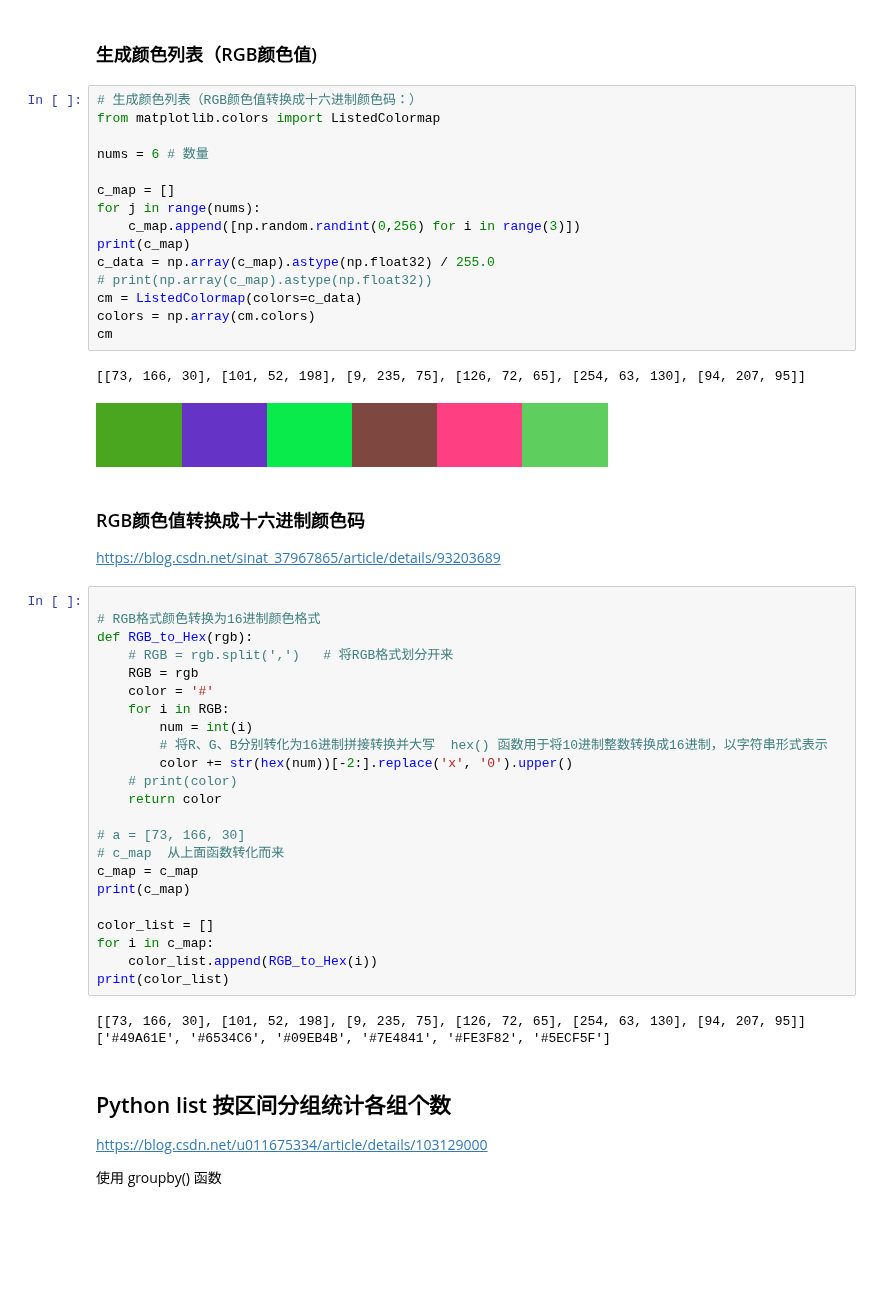
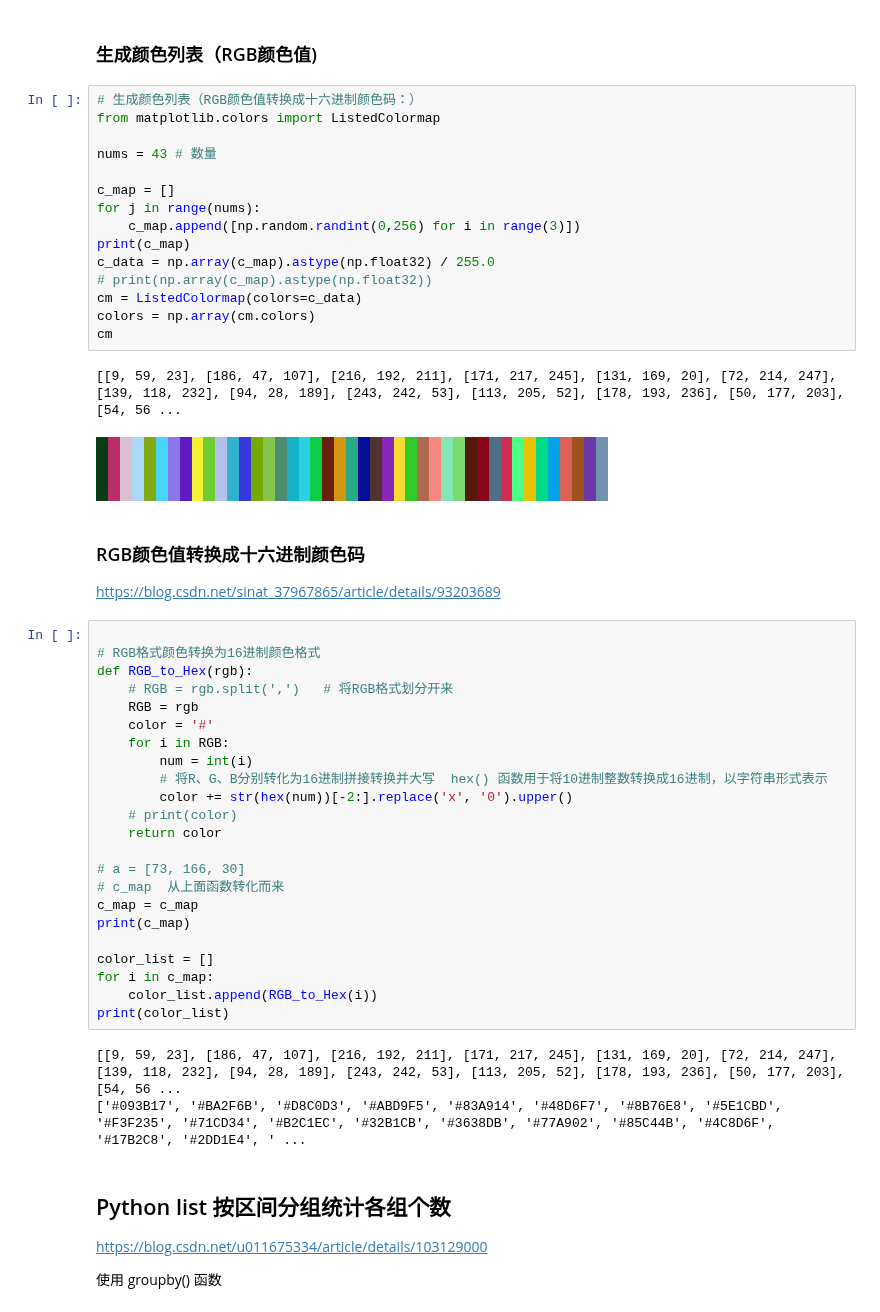
Before and after one commit to HuangCongQing/python-libraries, a Jupyter notebook: 03Matplotlib/应用/00统计数据小功能总结.ipynb, the cells around one changed output. Cells and saved outputs as stored; diff of their text form; blank space fills up the shorter version.

```diff
--- a/03Matplotlib/应用/00统计数据小功能总结.ipynb
+++ b/03Matplotlib/应用/00统计数据小功能总结.ipynb
@@ -7,21 +7,21 @@ https://www.yuque.com/huangzhongqing/lang/czaz8v
 # %%
 # 生成颜色列表（RGB颜色值转换成十六进制颜色码：）
 from matplotlib.colors import ListedColormap
 
-nums = 6 # 数量
+nums = 43 # 数量
 
 c_map = []
 for j in range(nums):
     c_map.append([np.random.randint(0,256) for i in range(3)])
 print(c_map)
 c_data = np.array(c_map).astype(np.float32) / 255.0
 # print(np.array(c_map).astype(np.float32))
 cm = ListedColormap(colors=c_data)
 colors = np.array(cm.colors)
 cm
 # %% [output]
-[[73, 166, 30], [101, 52, 198], [9, 235, 75], [126, 72, 65], [254, 63, 130], [94, 207, 95]]
+[[9, 59, 23], [186, 47, 107], [216, 192, 211], [171, 217, 245], [131, 169, 20], [72, 214, 247], [139, 118, 232], [94, 28, 189], [243, 242, 53], [113, 205, 52], [178, 193, 236], [50, 177, 203], [54, 56 ...
-[figure, old version]
+[figure, new version]
 # %% [markdown]
 ### RGB颜色值转换成十六进制颜色码
 https://blog.csdn.net/sinat_37967865/article/details/93203689
@@ -49,8 +49,8 @@ for i in c_map:
     color_list.append(RGB_to_Hex(i))
 print(color_list)
 # %% [output]
-[[73, 166, 30], [101, 52, 198], [9, 235, 75], [126, 72, 65], [254, 63, 130], [94, 207, 95]]
-['#49A61E', '#6534C6', '#09EB4B', '#7E4841', '#FE3F82', '#5ECF5F']
+[[9, 59, 23], [186, 47, 107], [216, 192, 211], [171, 217, 245], [131, 169, 20], [72, 214, 247], [139, 118, 232], [94, 28, 189], [243, 242, 53], [113, 205, 52], [178, 193, 236], [50, 177, 203], [54, 56 ...
+['#093B17', '#BA2F6B', '#D8C0D3', '#ABD9F5', '#83A914', '#48D6F7', '#8B76E8', '#5E1CBD', '#F3F235', '#71CD34', '#B2C1EC', '#32B1CB', '#3638DB', '#77A902', '#85C44B', '#4C8D6F', '#17B2C8', '#2DD1E4', ' ...
 # %% [markdown]
 ## Python list 按区间分组统计各组个数
 
```
Also changed, not shown: parts of 2 cells of this notebook, 1 other file.
